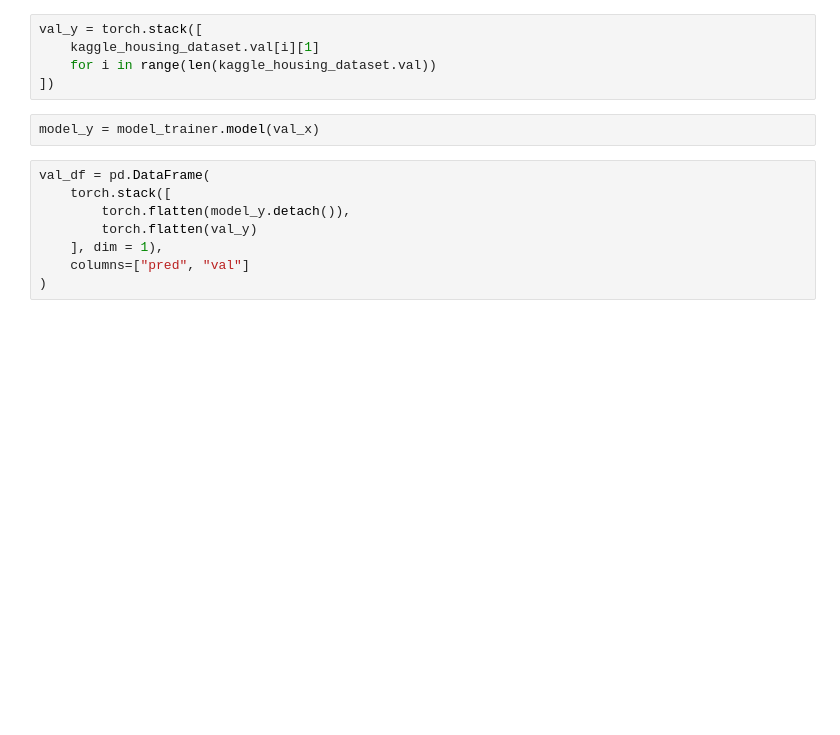
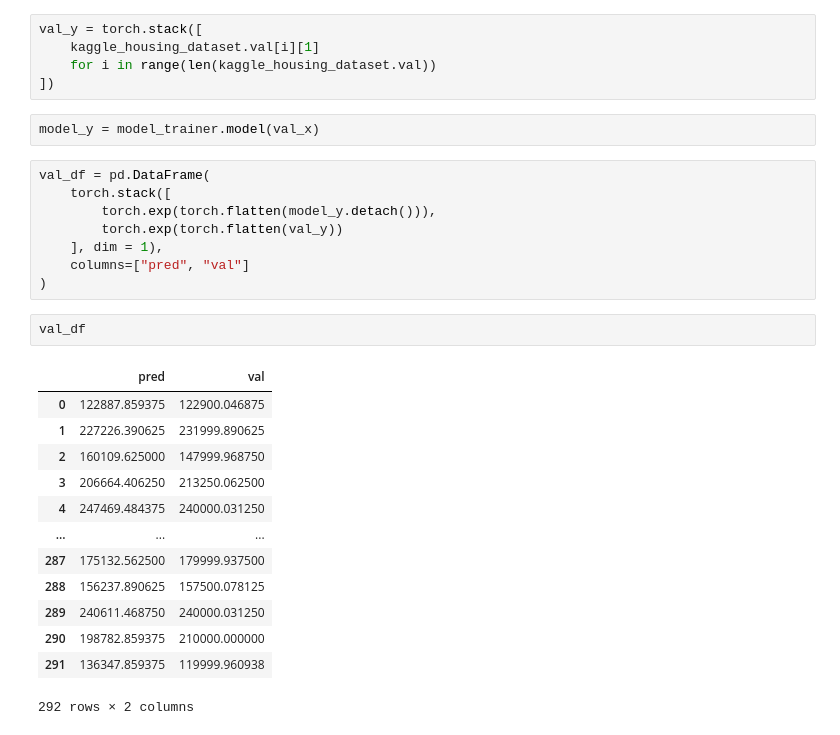
Before and after one commit to ralphrecto/d2dl, a Jupyter notebook: rawtorch.ipynb, the cells around one changed output. Drawn from its saved outputs; the diff is of its cells as text; blank space fills up the shorter version.

```diff
--- a/rawtorch.ipynb
+++ b/rawtorch.ipynb
@@ -100,11 +144,27 @@ model_y = model_trainer.model(val_x)
 # %%
 val_df = pd.DataFrame(
     torch.stack([
-        torch.flatten(model_y.detach()),
-        torch.flatten(val_y)
+        torch.exp(torch.flatten(model_y.detach())),
+        torch.exp(torch.flatten(val_y))
     ], dim = 1),
     columns=["pred", "val"]
 )
+# %%
+val_df
+# %% [output]
+|  | pred | val |
+| 0 | 122887.859375 | 122900.046875 |
+| 1 | 227226.390625 | 231999.890625 |
+| 2 | 160109.625000 | 147999.968750 |
+| 3 | 206664.406250 | 213250.062500 |
+| 4 | 247469.484375 | 240000.031250 |
+| ... | ... | ... |
+| 287 | 175132.562500 | 179999.937500 |
+| 288 | 156237.890625 | 157500.078125 |
+| 289 | 240611.468750 | 240000.031250 |
+| 290 | 198782.859375 | 210000.000000 |
+| 291 | 136347.859375 | 119999.960938 |
+292 rows × 2 columns
 # %%
 val_df.plot(kind="scatter", x="pred", y="val")
 # %% [output]
```
Also changed, not shown: parts of 16 cells of this notebook, 3 other files.
